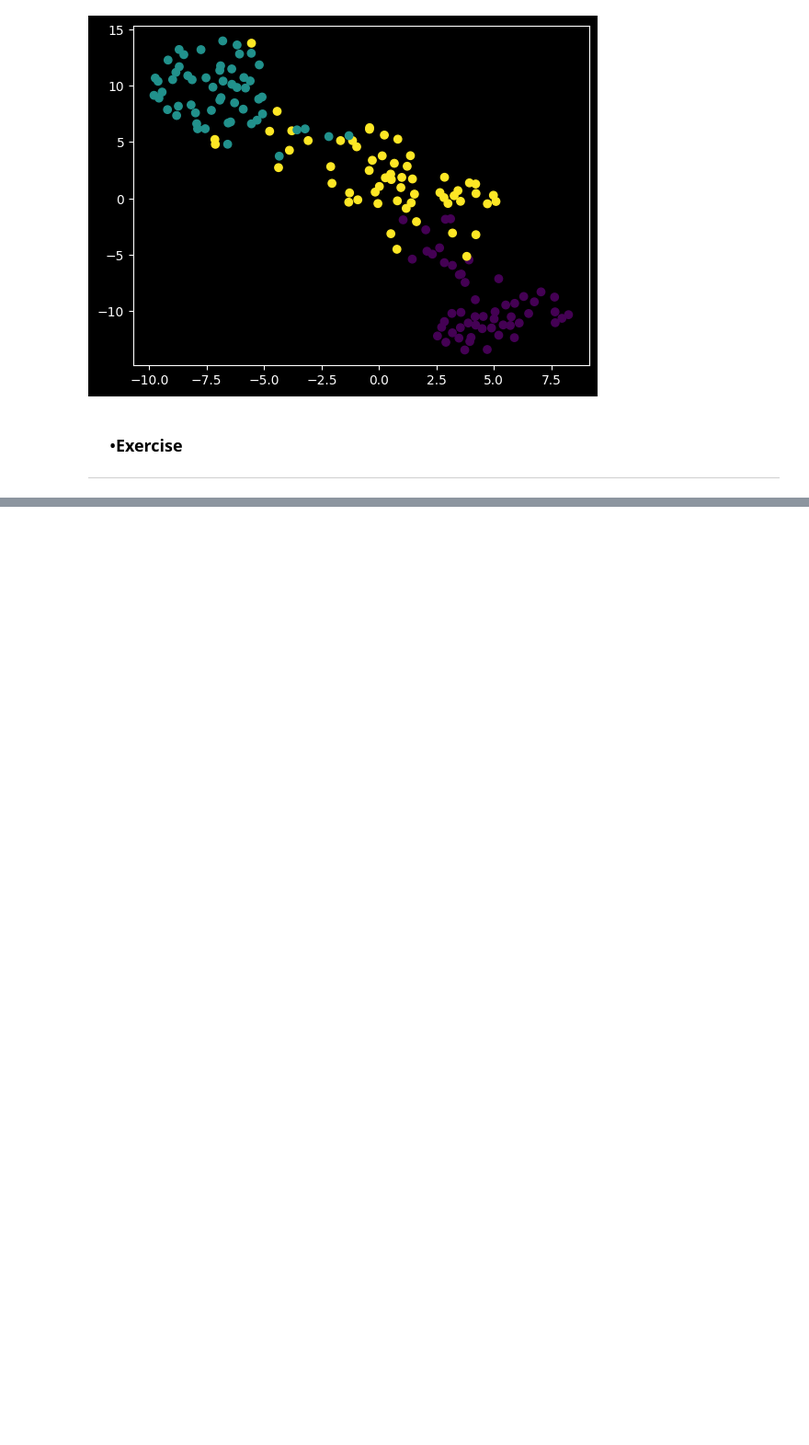
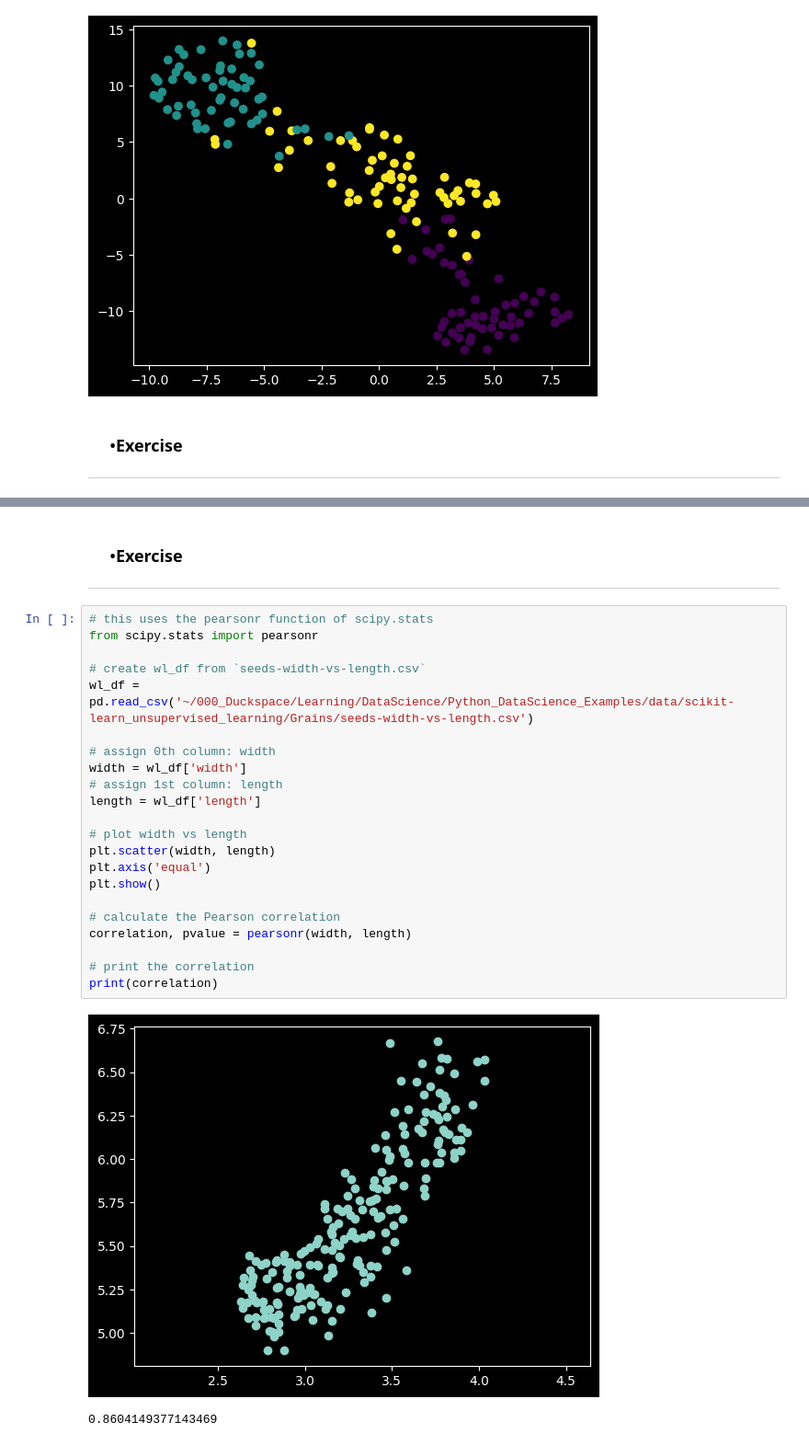
Before and after one commit to wanderduck/Python_DataScience_Examples, a Jupyter notebook: notebooks/scikit-learn_unsupervisedLearning.ipynb, the cells around one changed output, grey strips where cells are left out. Shown at 92% size. Cells and saved outputs as stored; diff of their text form; blank space fills up the shorter version.

```diff
--- a/notebooks/scikit-learn_unsupervisedLearning.ipynb
+++ b/notebooks/scikit-learn_unsupervisedLearning.ipynb
@@ -893,0 +912,29 @@ from scipy.cluster.hierarchy import linkage, dendrogram, fcluster
+# %% [markdown]
+### &nbsp;&nbsp;&nbsp;&nbsp; •**Exercise**
+
+---
+# %%
+# this uses the pearsonr function of scipy.stats
+from scipy.stats import pearsonr
+
+# create wl_df from `seeds-width-vs-length.csv`
+wl_df = pd.read_csv('~/000_Duckspace/Learning/DataScience/Python_DataScience_Examples/data/scikit-learn_unsupervised_learning/Grains/seeds-width-vs-length.csv')
+
+# assign 0th column: width
+width = wl_df['width']
+# assign 1st column: length
+length = wl_df['length']
+
+# plot width vs length
+plt.scatter(width, length)
+plt.axis('equal')
+plt.show()
+
+# calculate the Pearson correlation
+correlation, pvalue = pearsonr(width, length)
+
+# print the correlation
+print(correlation)
+# %% [output]
+[figure, added]
+0.8604149377143469
```
Also changed, not shown: parts of 13 cells of this notebook, 3 other files.
